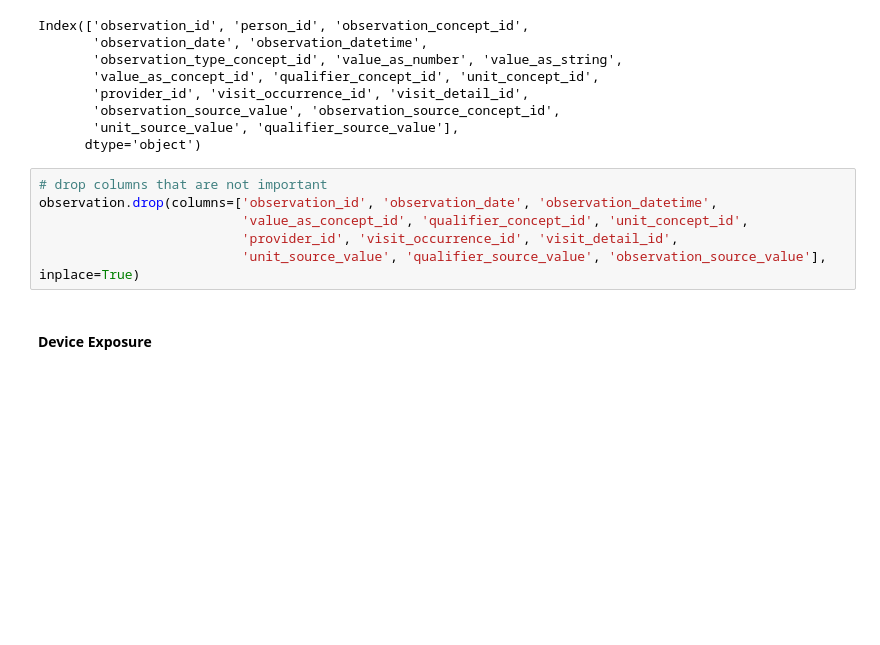
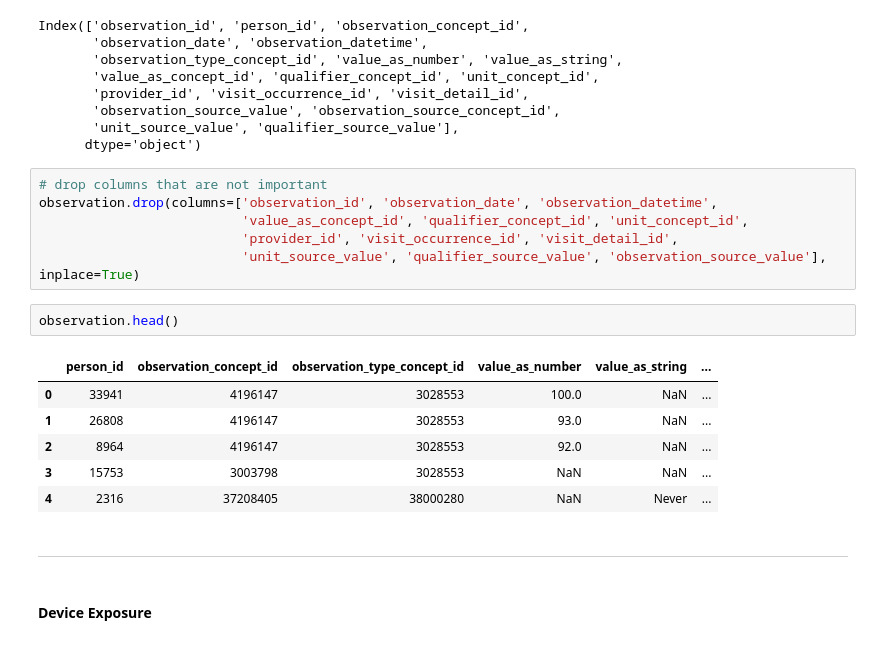
Before and after one commit to sd845/COVID-19-DREAM-Challenge, a Jupyter notebook: question1.ipynb, the cells around one changed output. Cells and saved outputs as stored; diff of their text form; blank space fills up the shorter version.

```diff
--- a/question1.ipynb
+++ b/question1.ipynb
@@ -110,6 +121,17 @@ observation.drop(columns=['observation_id', 'observation_date', 'observation_dat
                           'value_as_concept_id', 'qualifier_concept_id', 'unit_concept_id',
                           'provider_id', 'visit_occurrence_id', 'visit_detail_id',
                           'unit_source_value', 'qualifier_source_value', 'observation_source_value'], inplace=True)
+# %%
+observation.head()
+# %% [output]
+|  | person_id | observation_concept_id | observation_type_concept_id | value_as_number | value_as_string | ... |
+| 0 | 33941 | 4196147 | 3028553 | 100.0 | NaN | ... |
+| 1 | 26808 | 4196147 | 3028553 | 93.0 | NaN | ... |
+| 2 | 8964 | 4196147 | 3028553 | 92.0 | NaN | ... |
+| 3 | 15753 | 3003798 | 3028553 | NaN | NaN | ... |
+| 4 | 2316 | 37208405 | 38000280 | NaN | Never | ... |
+# %% [markdown]
+--------------
 # %% [markdown]
 #### Device Exposure
 # %% [markdown]
```
Also changed, not shown: parts of 44 cells of this notebook.
